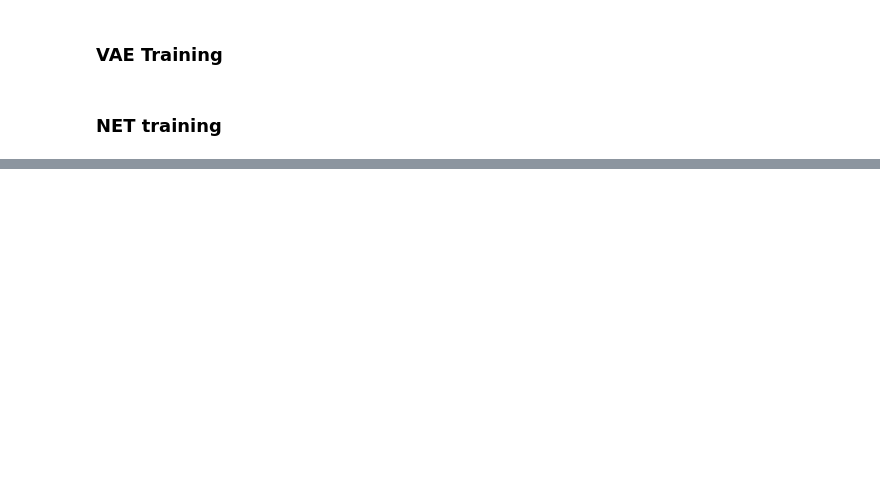
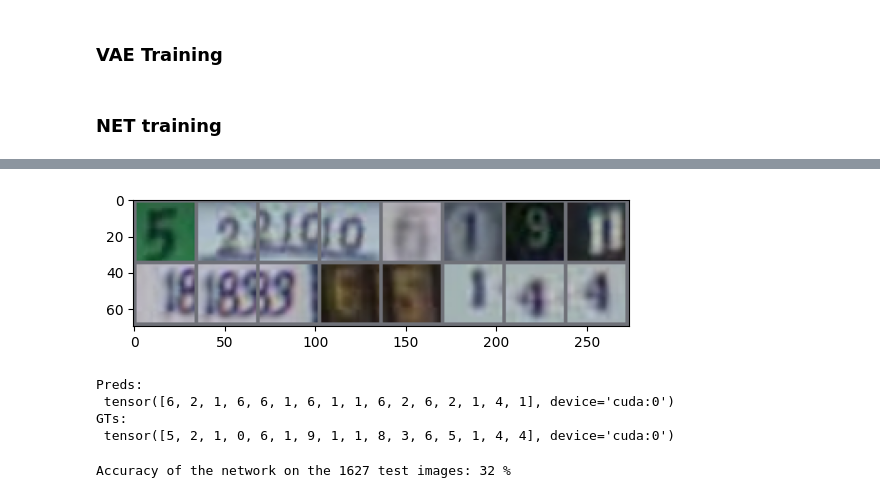
Before and after one commit to Alireza-Ghafouri/Semi-Supervied-learning-using-VAE-PyTorch, a Jupyter notebook: SSL_main.ipynb, the cells around one changed output, grey strips where cells are left out. Cells and saved outputs as stored; diff of their text form; code cells hidden in the pictures; blank space fills up the shorter version.

```diff
--- a/SSL_main.ipynb
+++ b/SSL_main.ipynb
@@ -506,0 +563,40 @@ from torch.optim.lr_scheduler import StepLR,ExponentialLR
+# %%
+dataiter = iter(testloader)
+images, labels = next(dataiter)
+
+imshow(torchvision.utils.make_grid(images))
+# %% [output]
+[figure, added]
+# %%
+net.eval()
+images = images.to(device)
+labels = labels.to(device)
+
+_, _, _, _, logits = net(images)
+_, predicted = torch.max(logits, 1)
+print('Preds:\n',predicted)
+print('GTs:\n',labels)
+# %% [output]
+Preds:
+ tensor([6, 2, 1, 6, 6, 1, 6, 1, 1, 6, 2, 6, 2, 1, 4, 1], device='cuda:0')
+GTs:
+ tensor([5, 2, 1, 0, 6, 1, 9, 1, 1, 8, 3, 6, 5, 1, 4, 4], device='cuda:0')
+# %%
+correct = 0
+total = 0
+# since we're not training, we don't need to calculate the gradients for our outputs
+with torch.no_grad():
+    for data in testloader:
+        images, labels = data
+        images = images.to(device)
+        labels = labels.to(device)
+        # calculate outputs by running images through the network
+        _, _, _, _, logits = net(images)
+        # the class with the highest energy is what we choose as prediction
+        _, predicted = torch.max(logits, 1)
+        total += labels.size(0)
+        correct += (predicted == labels).sum().item()
+
+print(f'Accuracy of the network on the {len(testloader)} test images: {100 * correct // total} %')
+# %% [output]
+Accuracy of the network on the 1627 test images: 32 %
```
Also changed, not shown: parts of 8 cells of this notebook.
